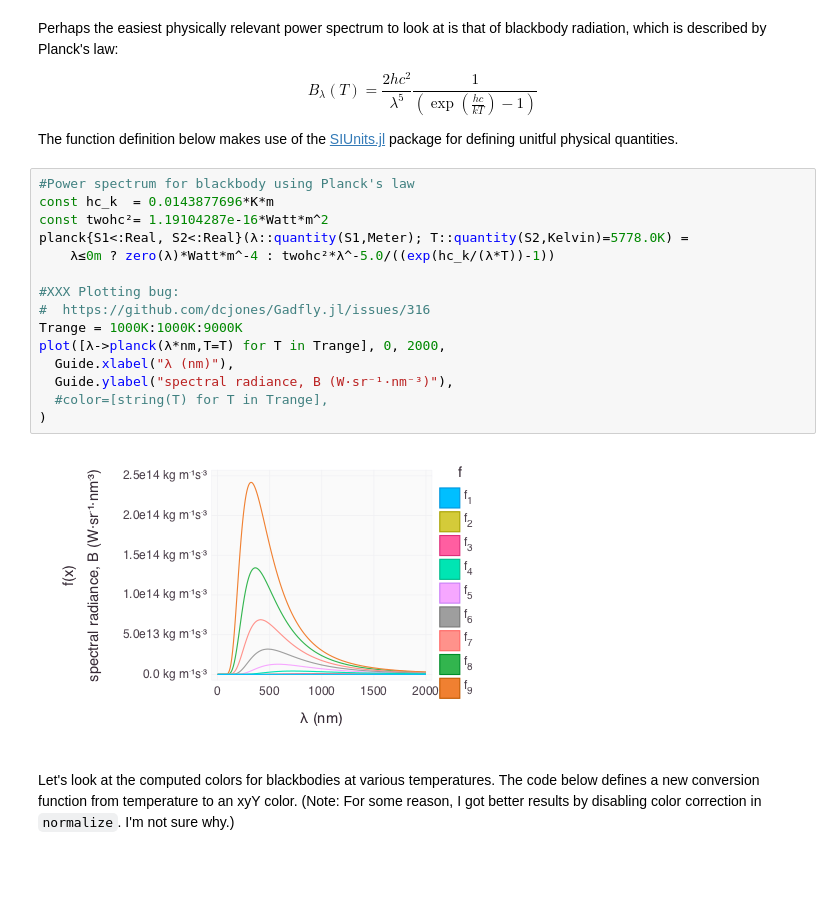
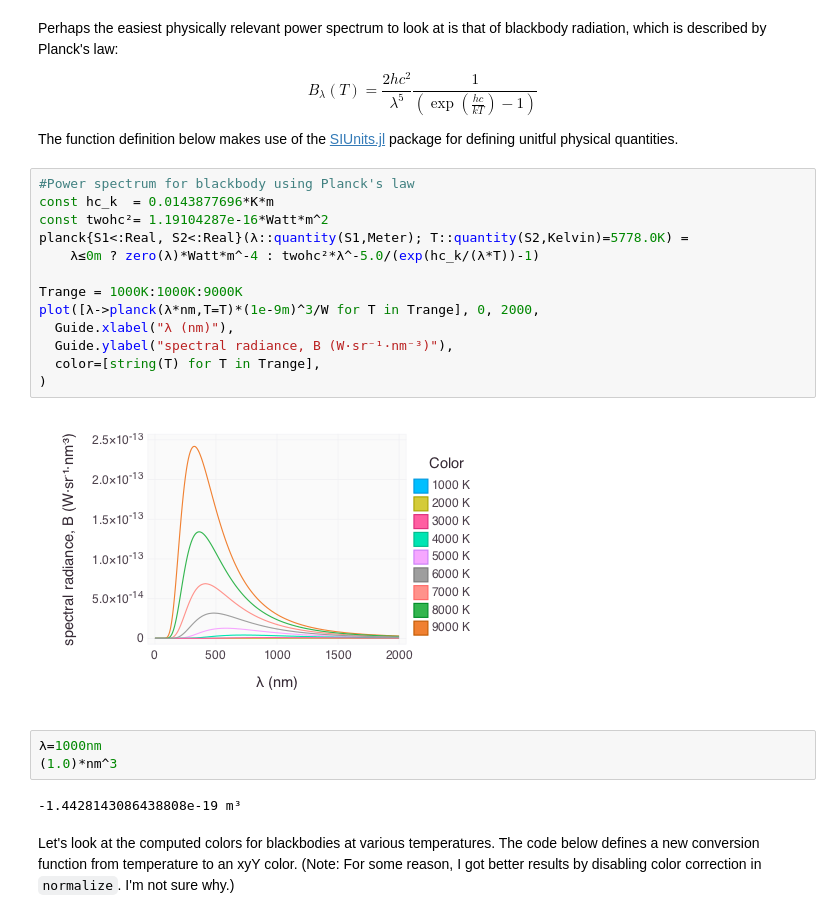
Before and after one commit to jiahao/ijulia-notebooks, a Jupyter notebook: 2014-06-09-the-colors-of-chemistry.ipynb, the cells around one changed output. Saved outputs shown, nothing was run; the diff lists cells and outputs as text; blank space fills up the shorter version.

```diff
--- a/2014-06-09-the-colors-of-chemistry.ipynb
+++ b/2014-06-09-the-colors-of-chemistry.ipynb
@@ -181,20 +188,23 @@ The function definition below makes use of the [SIUnits.jl](http://github.com/Ke
 # %%
 #Power spectrum for blackbody using Planck's law
 const hc_k  = 0.0143877696*K*m
 const twohc²= 1.19104287e-16*Watt*m^2
 planck{S1<:Real, S2<:Real}(λ::quantity(S1,Meter); T::quantity(S2,Kelvin)=5778.0K) =
-    λ≤0m ? zero(λ)*Watt*m^-4 : twohc²*λ^-5.0/((exp(hc_k/(λ*T))-1))
+    λ≤0m ? zero(λ)*Watt*m^-4 : twohc²*λ^-5.0/(exp(hc_k/(λ*T))-1)
 
-#XXX Plotting bug:
-#  https://github.com/dcjones/Gadfly.jl/issues/316
 Trange = 1000K:1000K:9000K
-plot([λ->planck(λ*nm,T=T) for T in Trange], 0, 2000,
+plot([λ->planck(λ*nm,T=T)*(1e-9m)^3/W for T in Trange], 0, 2000,
   Guide.xlabel("λ (nm)"),
   Guide.ylabel("spectral radiance, B (W·sr⁻¹·nm⁻³)"),
-  #color=[string(T) for T in Trange],
+  color=[string(T) for T in Trange],
 )
 # %% [output]
-[figure, old version]
+[figure, new version]
+# %%
+λ=1000nm
+(1.0)*nm^3
+# %% [output]
+-1.4428143086438808e-19 m³
 # %% [markdown]
 Let's look at the computed colors for blackbodies at various temperatures. The code below defines a new conversion function from temperature to an xyY color. (Note: For some reason, I got better results by disabling color correction in `normalize`. I'm not sure why.)
 # %%
```
Also changed, not shown: parts of 14 cells of this notebook.
